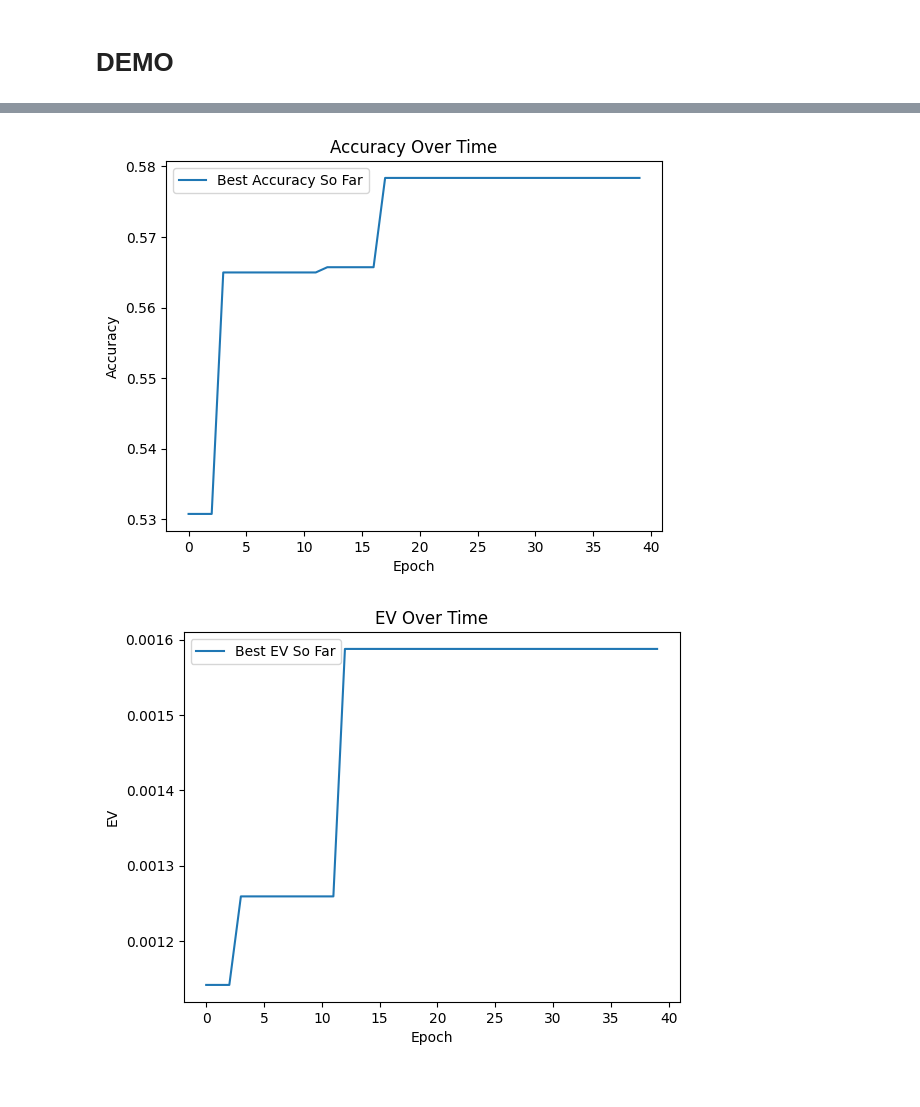
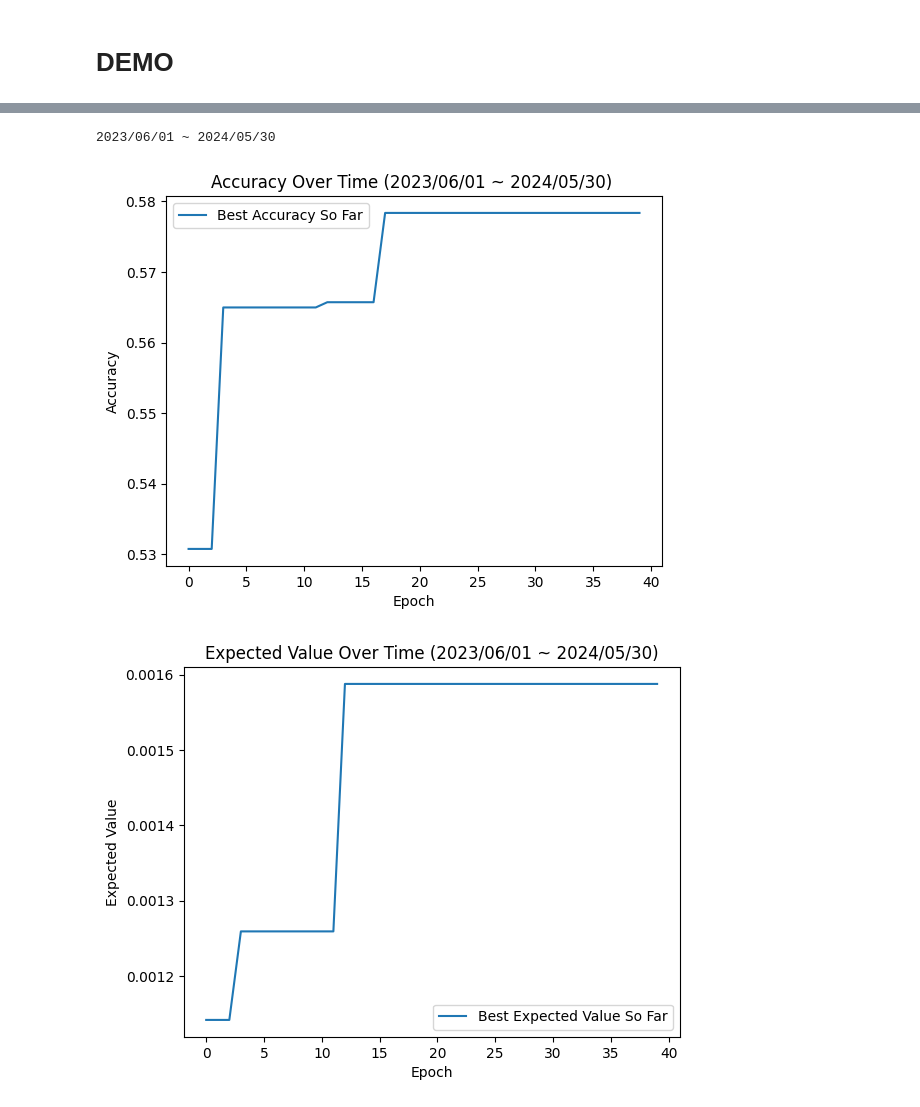
Before and after one commit to bofrankbo/Gen-AI-Stock-Master, a Jupyter notebook: run_openai.ipynb, the cells around one changed output, grey strips where cells are left out. Drawn from its saved outputs; the diff is of its cells as text; code cells hidden in the pictures.

```diff
--- a/run_openai.ipynb
+++ b/run_openai.ipynb
@@ -403,18 +404,18 @@ print(prompt_stack)
 # %%
 trained_prompt = prompt_stack[-1][0]
-trained_prompt = f"""我們依次實現以下優勢：
+trained_prompt = f"""我們來逐步探討實現利潤增長所需的關鍵條件：
 
-1. 企業創新策略：這是所有因素的核心，不論是滿足客戶需求、吸引投資者，還是提升股價，都依賴於企業的創新策略。
+1. **企業創新策略**：這是所有條件中的核心。不論是為了滿足客戶需求、吸引投資者，還是提升股價，一切都圍繞著企業的創新策略展開。
 
-2. 滿足客戶需求：客戶需求是企業創新的主要驅動力，能否滿足這些需求直接影響創新的成敗。
+2. **滿足客戶需求**：客戶需求是企業創新的主要推動力。能否成功滿足這些需求，直接影響到創新成果的成敗。
 
-3. 吸引投資者關注：投資者的關注和信任為企業提供必要的資金和支持，是創新成功的重要標誌。
+3. **吸引投資者的關注**：投資者的信任和支持為企業提供了必要的資金和資源，這也是創新能否成功的重要指標。
 
-
+總結來說，成功的企業創新策略必須同時滿足客戶需求並吸引投資者的關注。
 """
 
 start_day = datetime(2024, 6, 1)
-end_day = datetime(2024, 8, 31)
+end_day = datetime(2024, 9, 15)
 accs = []
 evs = []
 
@@ -424,8 +425,9 @@ acc, ev, data_eval = eval(data_anal)
 data_anal['eval_data'] = data_eval
 json_content = json.dumps(data_anal, ensure_ascii=False, indent=4)
 save_data(f"{path_out}test/{out_folder}/", data_anal)
-accs.append(acc)
-evs.append(ev)
 
-print(sum(accs) / len(accs), sum(evs) / len(evs))
+# accs.append(acc)
+# evs.append(ev)
+
+# print(sum(accs) / len(accs), sum(evs) / len(evs))
 # %% [output]
@@ -437,7 +473,14 @@ Accuracy 0.5, Expected value:-0.00079
 # DEMO
 # %%
 #檢查這個路徑下有多少檔案
+# 找到最大的準確率 prompt
+
 import os
+
+start_day = datetime(2024, 2, 1)
+end_day = datetime(2024, 5, 30)
+out_folder = start_day.strftime('%Y%m%d') + "_" + end_day.strftime('%Y%m%d')
+
 path = f"{path_out}train/{out_folder}/"
 files = os.listdir(path)
 files = sorted(files)
@@ -451,7 +494,7 @@ for file in files:
         file_content = json.load(f)
 
     # print(file_content['eval_data'])
-    if file_content['eval_data']['accuracy'] > 0.55:
+    if file_content['eval_data']['accuracy'] > 0.62:
         print(file_content['mutate_prompt'])
         x += 1
         print(x)
@@ -507,6 +526,12 @@ __________________________________________________
 import json
 import matplotlib.pyplot as plt
 import os
+
+start_day = datetime(2023, 6, 1)
+end_day = datetime(2024, 5, 30)
+out_folder = start_day.strftime('%Y%m%d') + "_" + end_day.strftime('%Y%m%d')
+time_str = start_day.strftime('%Y/%m/%d') + " ~ " + end_day.strftime('%Y/%m/%d')
+print(time_str)
 
 accs = []
 evs = []
@@ -530,36 +555,37 @@ for file in files:
         continue
 
     # 追加目前的 acc 和 ev
     accs.append(acc)
     evs.append(ev)
 
     # 追蹤到目前為止的最佳 acc 和 ev
     if acc > best_acc:
         best_acc = acc
     if ev > best_ev:
         best_ev = ev
 
     # 追加最佳 acc 和 ev 的數值
     best_accs.append(best_acc)
     best_evs.append(best_ev)
 
 # 繪製 Accuracy 圖表
 # plt.plot(accs, label='Accuracy')
 plt.plot(best_accs, label='Best Accuracy So Far')
-plt.title('Accuracy Over Time')  # 添加標題
+plt.title(f'Accuracy Over Time ({time_str}) ')  # 添加標題
 plt.xlabel('Epoch')  # X軸標籤
 plt.ylabel('Accuracy')  # Y軸標籤
 plt.legend()  # 顯示圖例
 plt.show()
 
 # 繪製 EV 圖表
 # plt.plot(evs, label='EV')
-plt.plot(best_evs, label='Best EV So Far')
-plt.title('EV Over Time')  # 添加標題
+plt.plot(best_evs, label='Best Expected Value So Far')
+plt.title(f'Expected Value Over Time ({time_str})')  # 添加標題
 plt.xlabel('Epoch')  # X軸標籤
-plt.ylabel('EV')  # Y軸標籤
+plt.ylabel('Expected Value')  # Y軸標籤
 plt.legend()  # 顯示圖例
 plt.show()
 # %% [output]
+2023/06/01 ~ 2024/05/30
-[figure, old version]
+[figure, new version]
-[figure, old version]
+[figure, new version]
```
Also changed, not shown: parts of 5 cells of this notebook, 8 other files.
